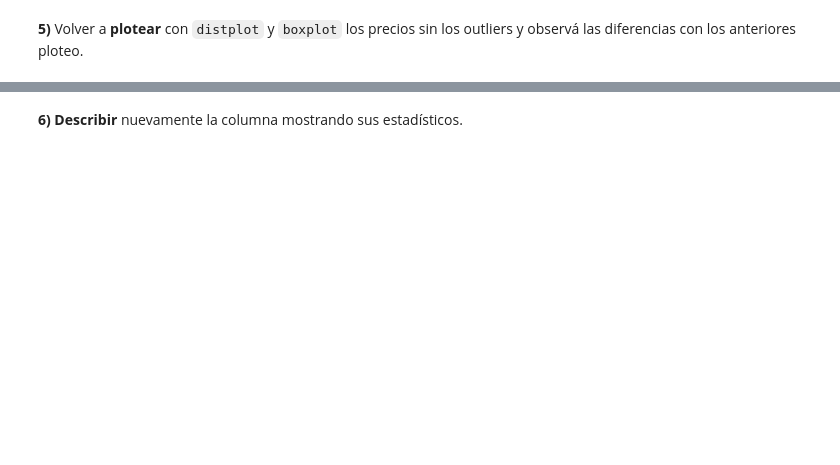
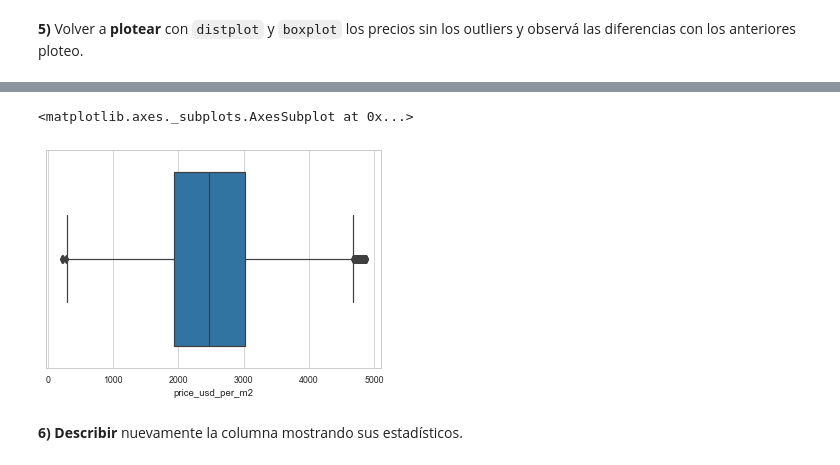
Before and after one commit to catrielzz/Acamica, a Jupyter notebook: Ejercicios/recursos_proyecto_2.ipynb, the cells around one changed output, grey strips where cells are left out. Cells and saved outputs as stored; diff of their text form; code cells hidden in the pictures; blank space fills up the shorter version.

```diff
--- a/Ejercicios/recursos_proyecto_2.ipynb
+++ b/Ejercicios/recursos_proyecto_2.ipynb
@@ -139,5 +157,9 @@ AttributeError: 'numpy.float64' object has no attribute 'price_usd_per_m2'
 # %%
 # Hacé el boxplot en esta celda
+sns.boxplot(df_filtered.price_usd_per_m2)
+# %% [output]
+<matplotlib.axes._subplots.AxesSubplot at 0x...>
+[figure, added]
 # %% [markdown]
 **6) Describir** nuevamente la columna mostrando sus estadísticos.
 # %%
```
Also changed, not shown: parts of 22 cells of this notebook, 8 other files.
